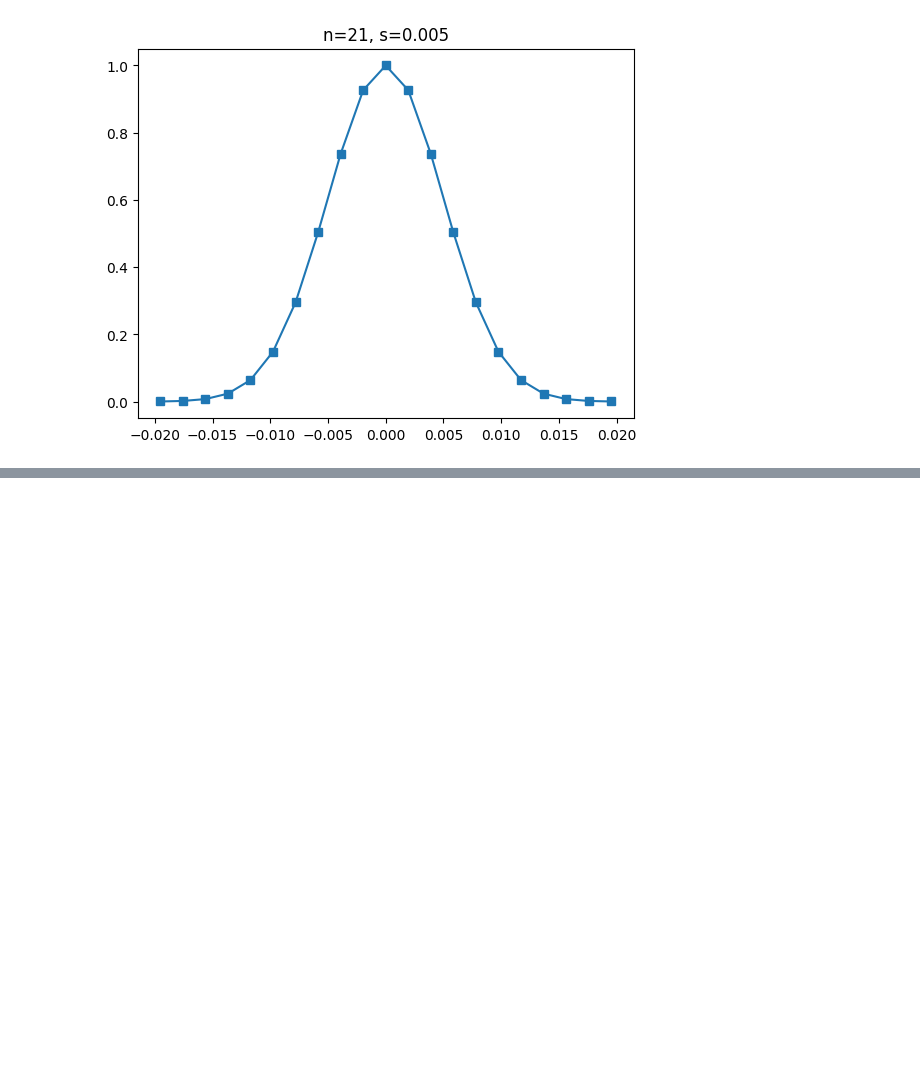
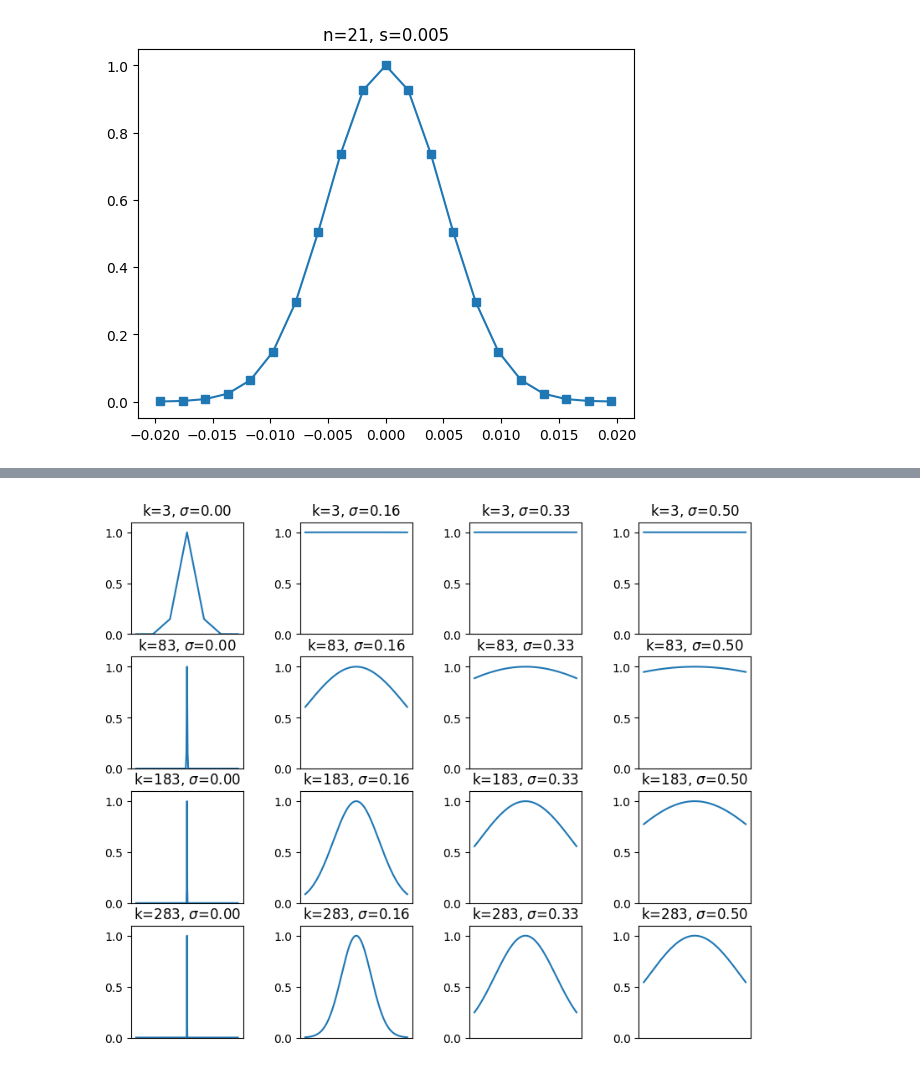
Before and after one commit to Nimira43/Miletus, a Jupyter notebook: Denoising-Signals/Denoising_Signals.ipynb, the cells around one changed output, grey strips where cells are left out. Cells and saved outputs as stored; diff of their text form; code cells hidden in the pictures; blank space fills up the shorter version.

```diff
--- a/Denoising-Signals/Denoising_Signals.ipynb
+++ b/Denoising-Signals/Denoising_Signals.ipynb
@@ -126,0 +225,20 @@ plt.show()
+# %%
+# Demo 3: Visualising Kernel Shapes = Initutive Understanding
+
+fig, ax = plt.subplots(4,4,figsize=(10,8))
+
+# Four equally spaced points on the grid
+sidx = np.linspace(0,len(srange)-1,4).astype(int)
+kidx = np.linspace(0,len(krange)-1,4).astype(int)
+
+for si in range(4):
+  for kj in range(4):
+    ax[kj,si].plot(allkernels[kidx[kj]][sidx[si]])
+    ax[kj,si].set_xticks([])
+    ax[kj,si].set_ylim([0,1.1])
+    ax[kj,si].set_title('k=%g, $\\sigma$=%.2f'%(krange[kidx[kj]], srange[sidx[si]]))
+    ax[kj,si].set_aspect(1/ax[kj,si].get_data_ratio())
+
+plt.show()
+# %% [output]
+[figure, added]
```
Also changed, not shown: parts of 12 cells of this notebook, 1 other file.
